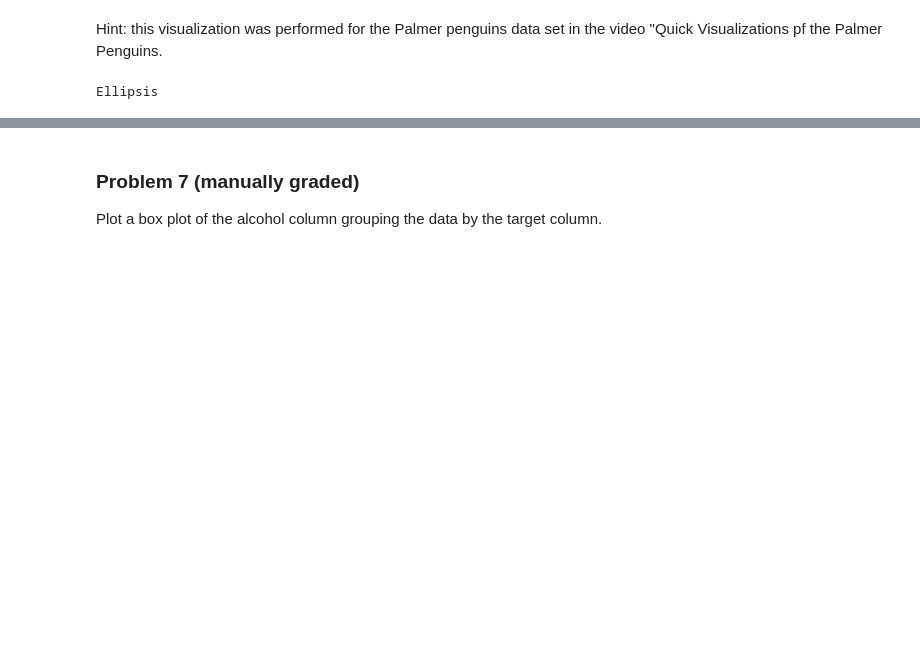
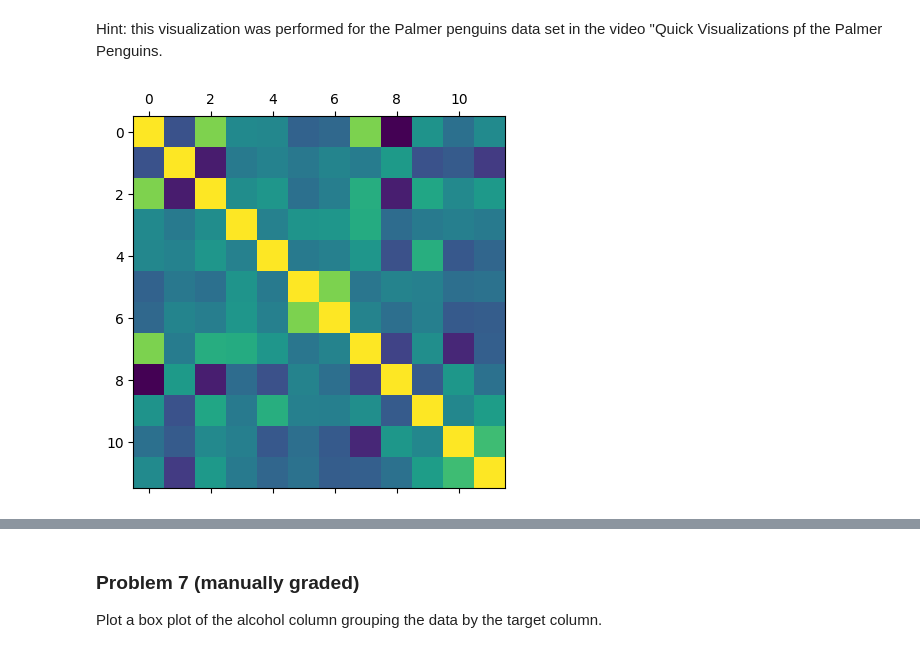
Before and after one commit to JonG-2025/dx602-homework-10, a Jupyter notebook: homework.ipynb, the cells around one changed output, grey strips where cells are left out. Drawn from its saved outputs; the diff is of its cells as text; code cells hidden in the pictures; blank space fills up the shorter version.

```diff
--- a/homework.ipynb
+++ b/homework.ipynb
@@ -130,9 +130,10 @@ Hint: this visualization was performed for the Palmer penguins data set in the v
 # %%
 # YOUR CHANGES HERE
 
-...
+plt.matshow(red_wine.corr(numeric_only=True))
+plt.show()
 # %% [output]
-Ellipsis
+[figure, added]
 # %% [markdown]
 <div style="page-break-after: always;"></div>
 # %% [markdown]
```
Also changed, not shown: parts of 3 cells of this notebook.
